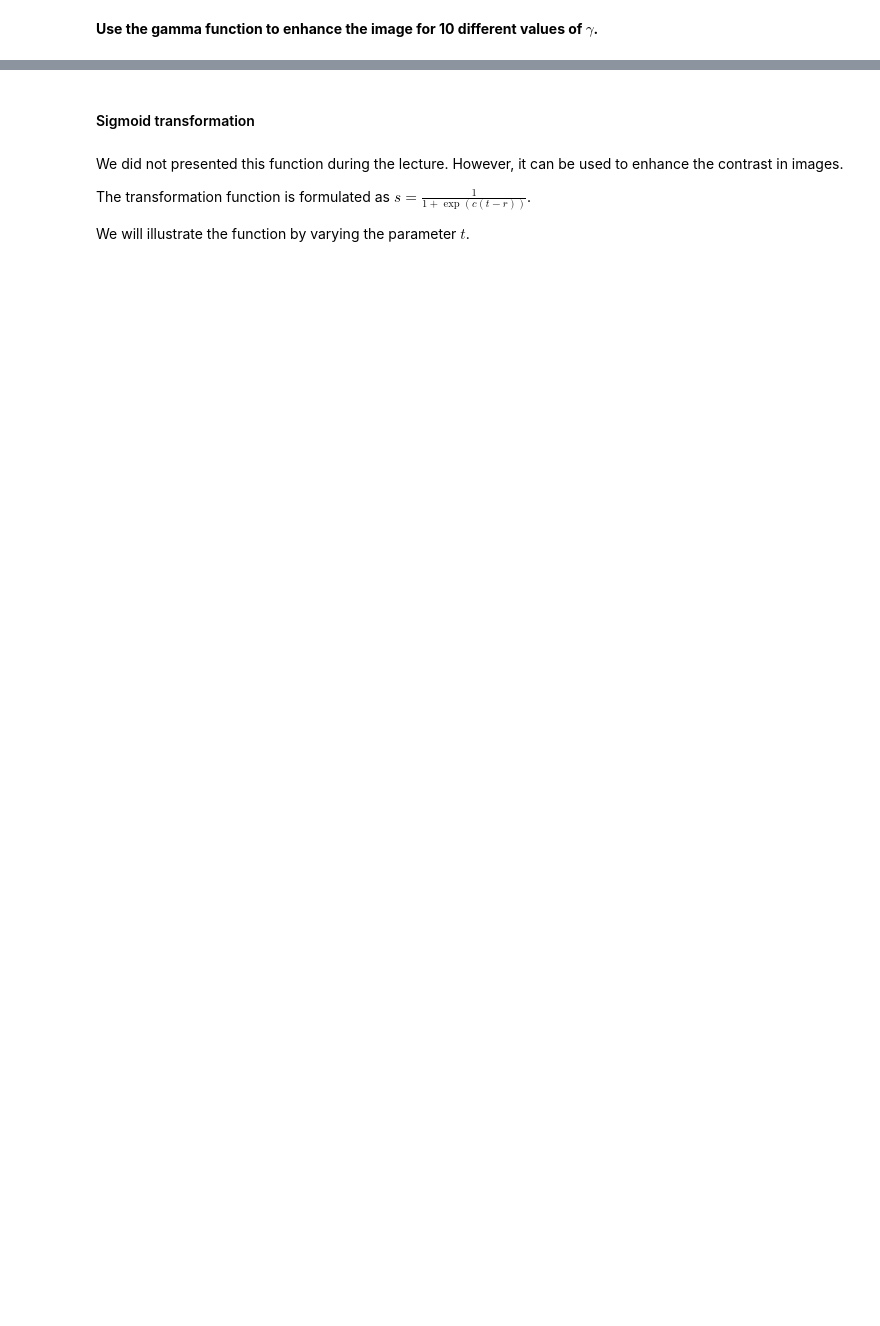
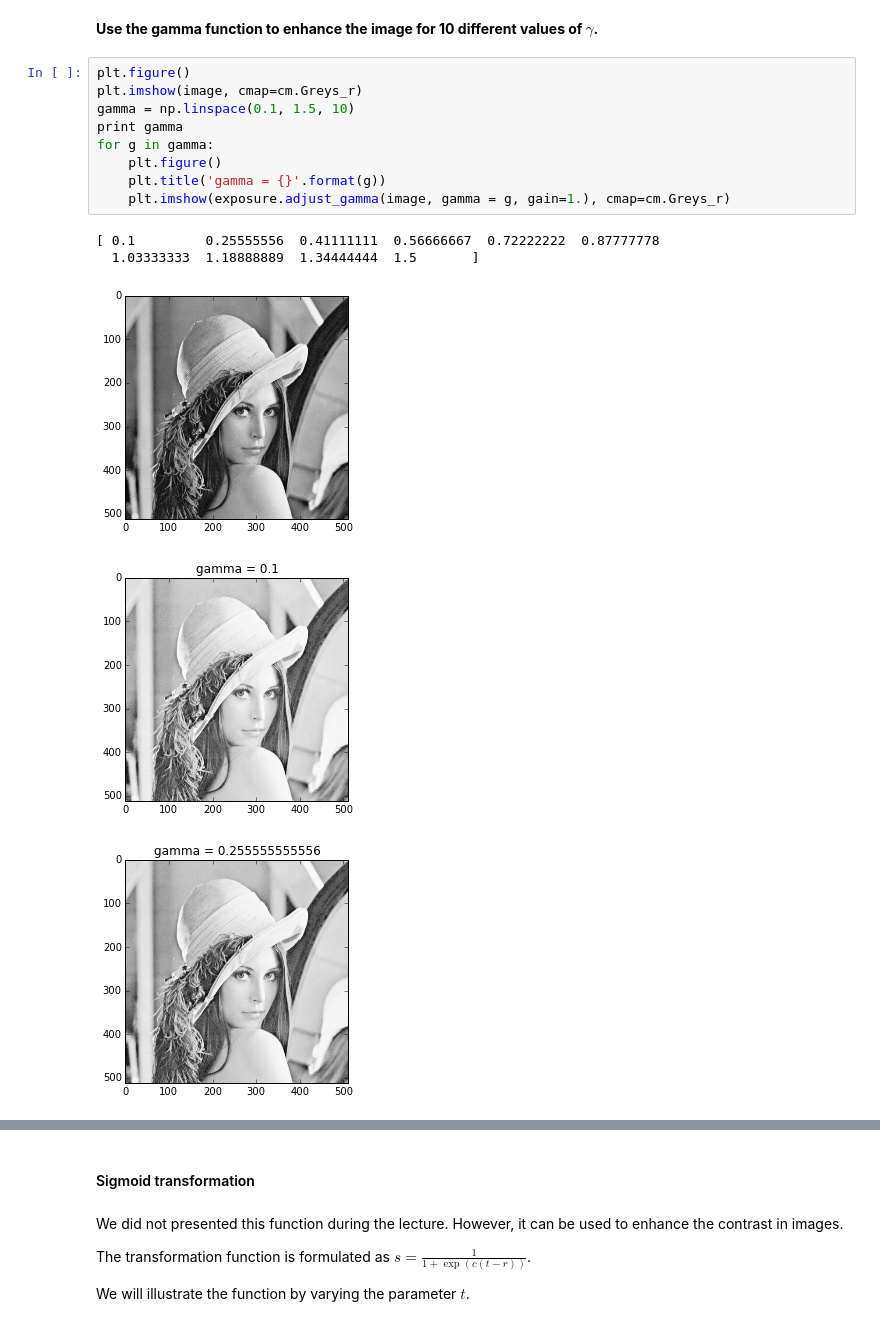
Before and after one commit to pianoza/B31XB-IIP-Introduction-skimage, a Jupyter notebook: 01-Introduction-skimage.ipynb, the cells around one changed output, grey strips where cells are left out. Drawn from its saved outputs; the diff is of its cells as text; blank space fills up the shorter version.

```diff
--- a/01-Introduction-skimage.ipynb
+++ b/01-Introduction-skimage.ipynb
@@ -204,2 +227,17 @@ plt.show()
 # %% [markdown]
 **Use the gamma function to enhance the image for 10 different values of $\gamma$.**
+# %%
+plt.figure()
+plt.imshow(image, cmap=cm.Greys_r)
+gamma = np.linspace(0.1, 1.5, 10)
+print gamma
+for g in gamma:
+    plt.figure()
+    plt.title('gamma = {}'.format(g))
+    plt.imshow(exposure.adjust_gamma(image, gamma = g, gain=1.), cmap=cm.Greys_r)
+# %% [output]
+[ 0.1         0.25555556  0.41111111  0.56666667  0.72222222  0.87777778
+  1.03333333  1.18888889  1.34444444  1.5       ]
+[figure, added]
+[figure, added]
+[figure, added]
```
Also changed, not shown: parts of 11 cells of this notebook.
